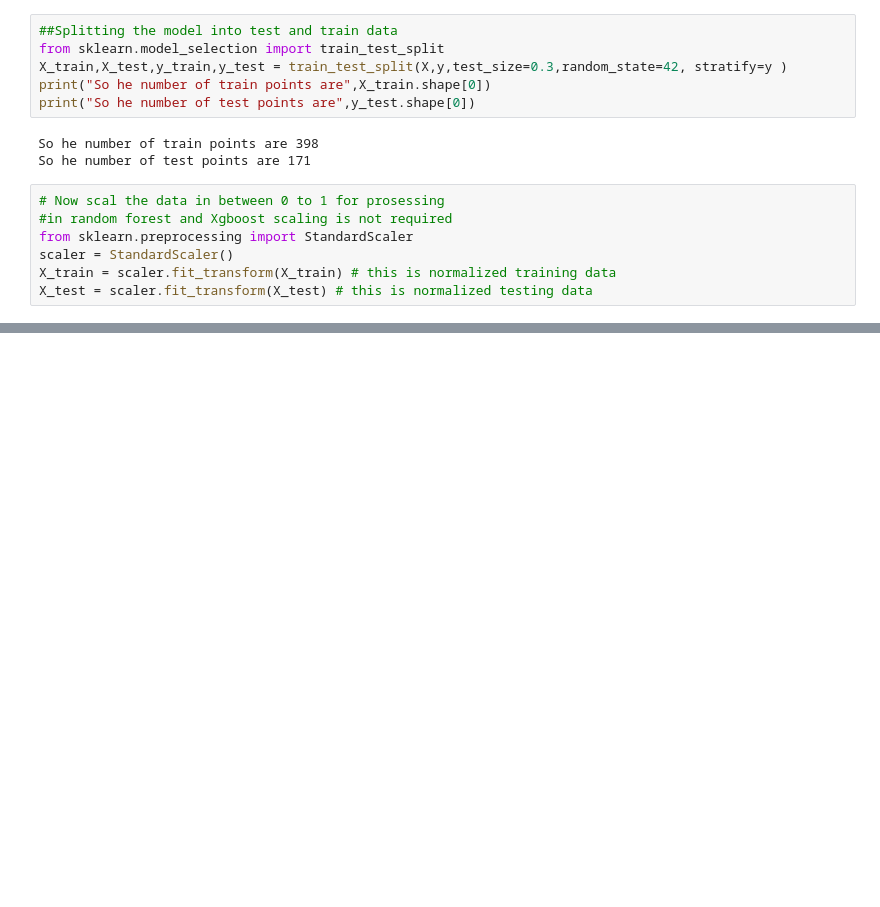
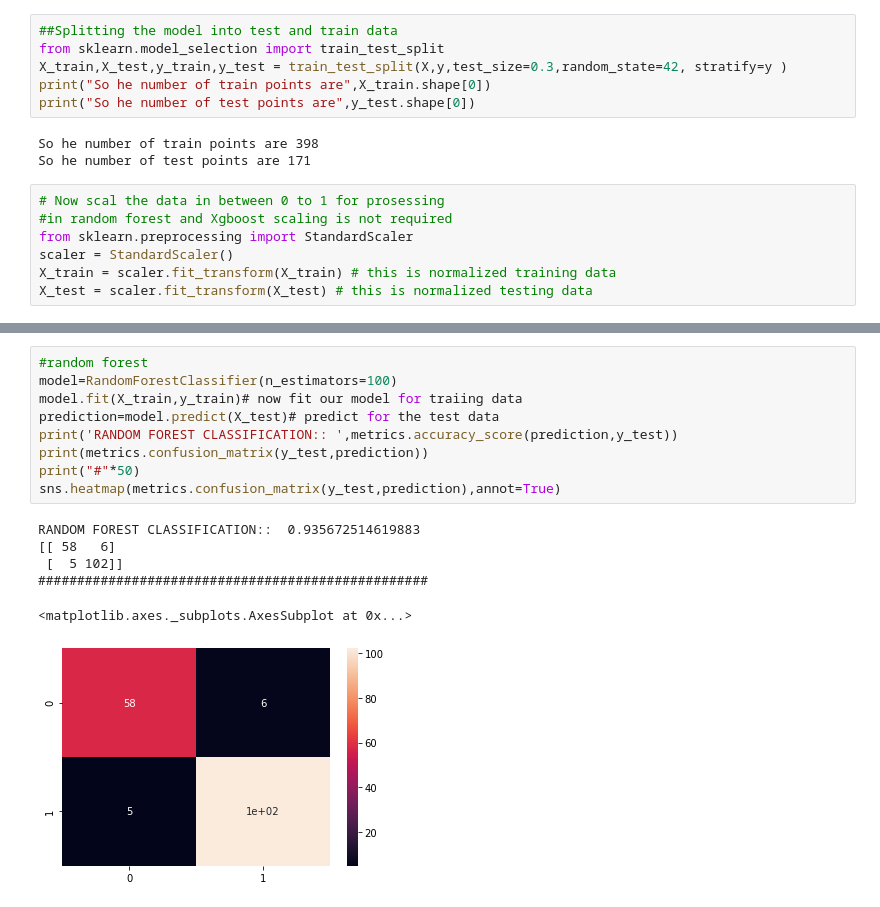
Before and after one commit to skore2610/Analysis-and-model-building-on-Breast-Cancer, a Jupyter notebook: Data Analysis and model building on breast cancer.ipynb, the cells around one changed output, grey strips where cells are left out. Cells and saved outputs as stored; diff of their text form; blank space fills up the shorter version.

```diff
--- a/Data Analysis and model building on breast cancer.ipynb
+++ b/Data Analysis and model building on breast cancer.ipynb
@@ -286,0 +326,16 @@ NAIVE BAYES ALGORITHM::  0.9298245614035088
+# %%
+#random forest
+model=RandomForestClassifier(n_estimators=100)
+model.fit(X_train,y_train)# now fit our model for traiing data
+prediction=model.predict(X_test)# predict for the test data
+print('RANDOM FOREST CLASSIFICATION:: ',metrics.accuracy_score(prediction,y_test))
+print(metrics.confusion_matrix(y_test,prediction))
+print("#"*50)
+sns.heatmap(metrics.confusion_matrix(y_test,prediction),annot=True)
+# %% [output]
+RANDOM FOREST CLASSIFICATION::  0.935672514619883
+[[ 58   6]
+ [  5 102]]
+##################################################
+<matplotlib.axes._subplots.AxesSubplot at 0x...>
+[figure, added]
```
Also changed, not shown: parts of 13 cells of this notebook.
